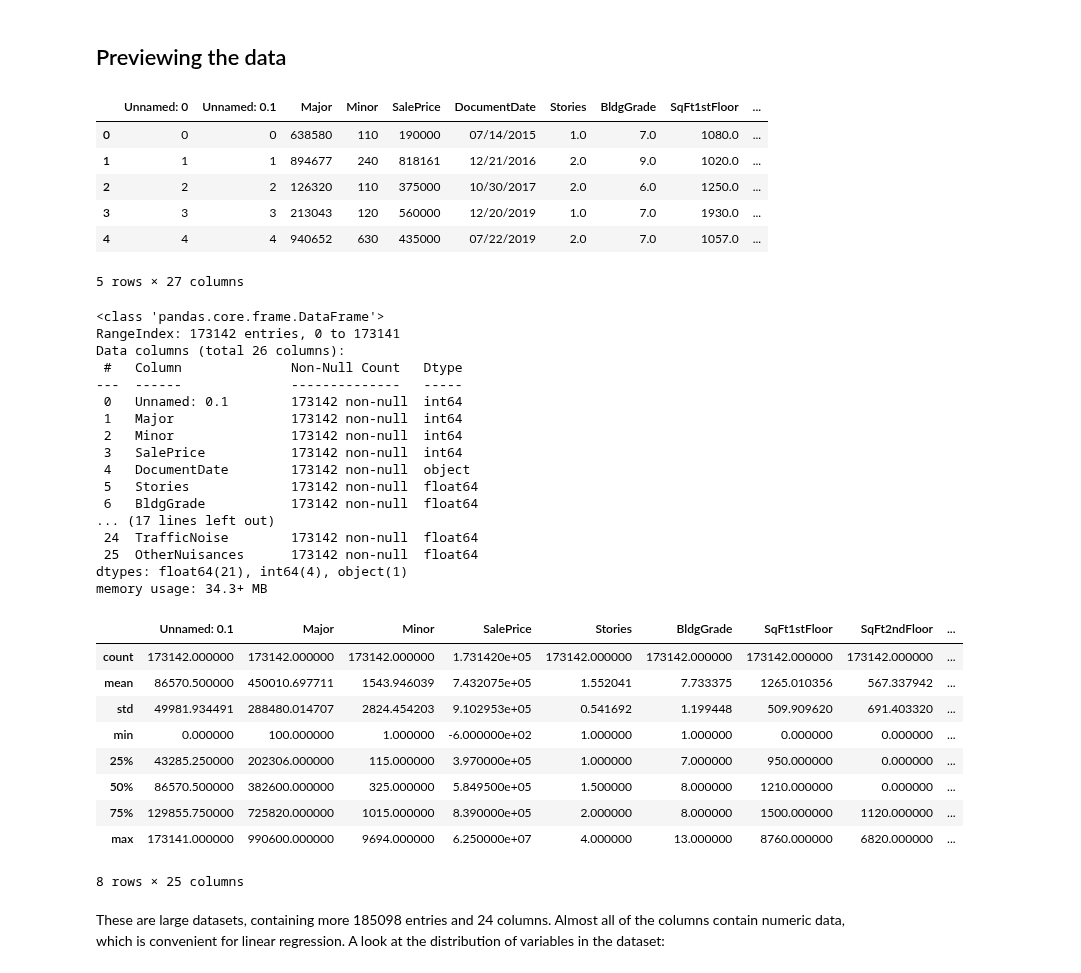
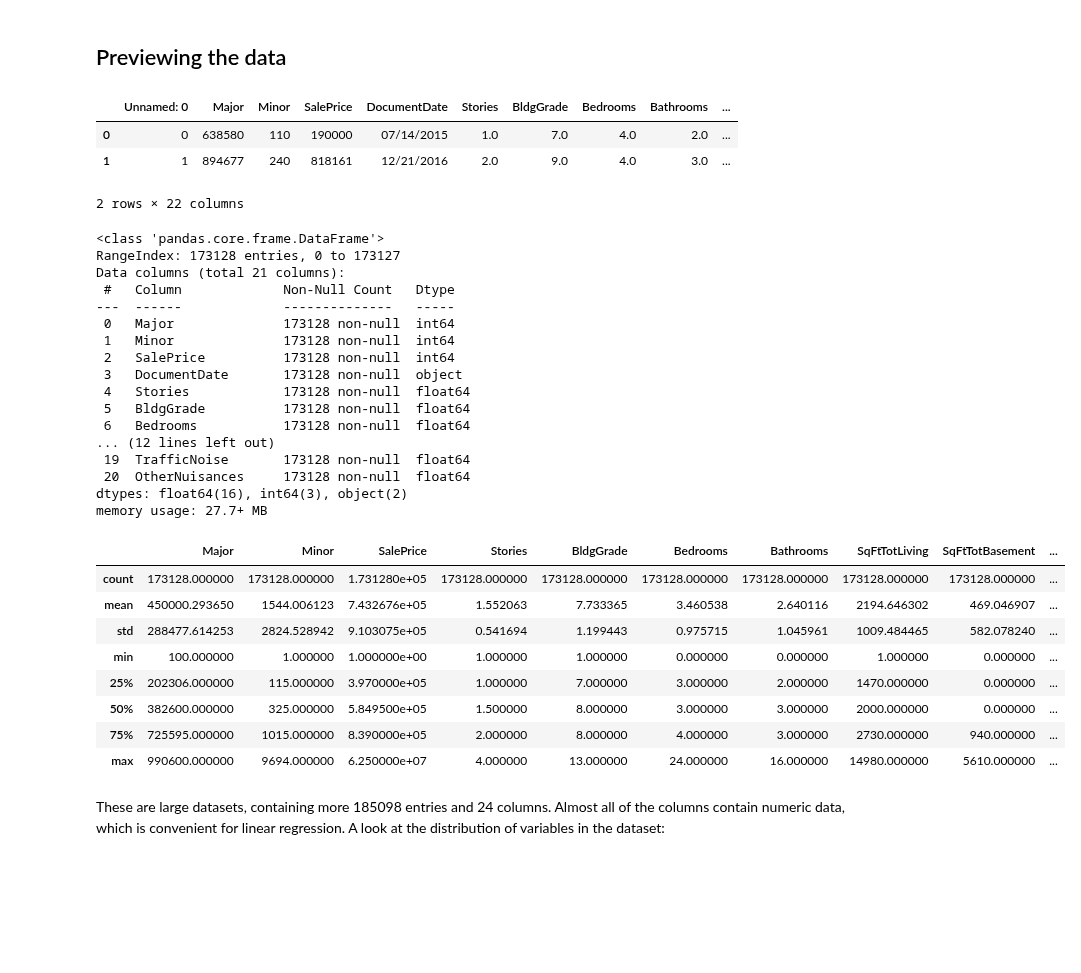
Before and after one commit to samtuleen/King-County-Home-Price-Predictors, a Jupyter notebook: notebooks/report/Valuable Home Improvement Projects - Predictive Analysis.ipynb, the cells around one changed output. Saved outputs shown, nothing was run; the diff lists cells and outputs as text; code cells hidden in the pictures; blank space fills up the shorter version.

```diff
--- a/notebooks/report/Valuable Home Improvement Projects - Predictive Analysis.ipynb
+++ b/notebooks/report/Valuable Home Improvement Projects - Predictive Analysis.ipynb
@@ -27,52 +27,48 @@ import matplotlib.pyplot as plt
 %matplotlib inline
 import seaborn as sns
 # %%
-housing_info = pd.read_csv('../../data/processed/house_data.csv')
-housing_info.head()
+home_data = pd.read_csv('../../data/processed/home_data.csv')
+home_data.head(2)
 # %% [output]
-|  | Unnamed: 0 | Unnamed: 0.1 | Major | Minor | SalePrice | DocumentDate | Stories | BldgGrade | SqFt1stFloor | ... |
-| 0 | 0 | 0 | 638580 | 110 | 190000 | 07/14/2015 | 1.0 | 7.0 | 1080.0 | ... |
-| 1 | 1 | 1 | 894677 | 240 | 818161 | 12/21/2016 | 2.0 | 9.0 | 1020.0 | ... |
-| 2 | 2 | 2 | 126320 | 110 | 375000 | 10/30/2017 | 2.0 | 6.0 | 1250.0 | ... |
-| 3 | 3 | 3 | 213043 | 120 | 560000 | 12/20/2019 | 1.0 | 7.0 | 1930.0 | ... |
-| 4 | 4 | 4 | 940652 | 630 | 435000 | 07/22/2019 | 2.0 | 7.0 | 1057.0 | ... |
+|  | Unnamed: 0 | Major | Minor | SalePrice | DocumentDate | Stories | BldgGrade | Bedrooms | Bathrooms | ... |
+| 0 | 0 | 638580 | 110 | 190000 | 07/14/2015 | 1.0 | 7.0 | 4.0 | 2.0 | ... |
+| 1 | 1 | 894677 | 240 | 818161 | 12/21/2016 | 2.0 | 9.0 | 4.0 | 3.0 | ... |
-5 rows × 27 columns
+2 rows × 22 columns
 # %%
 #Dropping the Unnamed: 0 column since no valuable data is provided
-housing_info.drop(['Unnamed: 0'], axis = 1, inplace=True)
+home_data.drop(['Unnamed: 0'], axis = 1, inplace=True)
 # %%
-housing_info.info()
+home_data.info()
 # %% [output]
 <class 'pandas.core.frame.DataFrame'>
-RangeIndex: 173142 entries, 0 to 173141
-Data columns (total 26 columns):
- #   Column              Non-Null Count   Dtype
----  ------              --------------   -----
- 0   Unnamed: 0.1        173142 non-null  int64
- 1   Major               173142 non-null  int64
- 2   Minor               173142 non-null  int64
- 3   SalePrice           173142 non-null  int64
- 4   DocumentDate        173142 non-null  object
- 5   Stories             173142 non-null  float64
- 6   BldgGrade           173142 non-null  float64
-... (17 lines left out)
- 24  TrafficNoise        173142 non-null  float64
- 25  OtherNuisances      173142 non-null  float64
-dtypes: float64(21), int64(4), object(1)
-memory usage: 34.3+ MB
+RangeIndex: 173128 entries, 0 to 173127
+Data columns (total 21 columns):
+ #   Column             Non-Null Count   Dtype
+---  ------             --------------   -----
+ 0   Major              173128 non-null  int64
+ 1   Minor              173128 non-null  int64
+ 2   SalePrice          173128 non-null  int64
+ 3   DocumentDate       173128 non-null  object
+ 4   Stories            173128 non-null  float64
+ 5   BldgGrade          173128 non-null  float64
+ 6   Bedrooms           173128 non-null  float64
+... (12 lines left out)
+ 19  TrafficNoise       173128 non-null  float64
+ 20  OtherNuisances     173128 non-null  float64
+dtypes: float64(16), int64(3), object(2)
+memory usage: 27.7+ MB
 # %%
-housing_info.describe()
+home_data.describe()
 # %% [output]
-|  | Unnamed: 0.1 | Major | Minor | SalePrice | Stories | BldgGrade | SqFt1stFloor | SqFt2ndFloor | ... |
-| count | 173142.000000 | 173142.000000 | 173142.000000 | 1.731420e+05 | 173142.000000 | 173142.000000 | 173142.000000 | 173142.000000 | ... |
-| mean | 86570.500000 | 450010.697711 | 1543.946039 | 7.432075e+05 | 1.552041 | 7.733375 | 1265.010356 | 567.337942 | ... |
-| std | 49981.934491 | 288480.014707 | 2824.454203 | 9.102953e+05 | 0.541692 | 1.199448 | 509.909620 | 691.403320 | ... |
-| min | 0.000000 | 100.000000 | 1.000000 | -6.000000e+02 | 1.000000 | 1.000000 | 0.000000 | 0.000000 | ... |
-| 25% | 43285.250000 | 202306.000000 | 115.000000 | 3.970000e+05 | 1.000000 | 7.000000 | 950.000000 | 0.000000 | ... |
-| 50% | 86570.500000 | 382600.000000 | 325.000000 | 5.849500e+05 | 1.500000 | 8.000000 | 1210.000000 | 0.000000 | ... |
-| 75% | 129855.750000 | 725820.000000 | 1015.000000 | 8.390000e+05 | 2.000000 | 8.000000 | 1500.000000 | 1120.000000 | ... |
-| max | 173141.000000 | 990600.000000 | 9694.000000 | 6.250000e+07 | 4.000000 | 13.000000 | 8760.000000 | 6820.000000 | ... |
+|  | Major | Minor | SalePrice | Stories | BldgGrade | Bedrooms | Bathrooms | SqFtTotLiving | SqFtTotBasement | ... |
+| count | 173128.000000 | 173128.000000 | 1.731280e+05 | 173128.000000 | 173128.000000 | 173128.000000 | 173128.000000 | 173128.000000 | 173128.000000 | ... |
+| mean | 450000.293650 | 1544.006123 | 7.432676e+05 | 1.552063 | 7.733365 | 3.460538 | 2.640116 | 2194.646302 | 469.046907 | ... |
+| std | 288477.614253 | 2824.528942 | 9.103075e+05 | 0.541694 | 1.199443 | 0.975715 | 1.045961 | 1009.484465 | 582.078240 | ... |
+| min | 100.000000 | 1.000000 | 1.000000e+00 | 1.000000 | 1.000000 | 0.000000 | 0.000000 | 1.000000 | 0.000000 | ... |
+| 25% | 202306.000000 | 115.000000 | 3.970000e+05 | 1.000000 | 7.000000 | 3.000000 | 2.000000 | 1470.000000 | 0.000000 | ... |
+| 50% | 382600.000000 | 325.000000 | 5.849500e+05 | 1.500000 | 8.000000 | 3.000000 | 3.000000 | 2000.000000 | 0.000000 | ... |
+| 75% | 725595.000000 | 1015.000000 | 8.390000e+05 | 2.000000 | 8.000000 | 4.000000 | 3.000000 | 2730.000000 | 940.000000 | ... |
+| max | 990600.000000 | 9694.000000 | 6.250000e+07 | 4.000000 | 13.000000 | 24.000000 | 16.000000 | 14980.000000 | 5610.000000 | ... |
-8 rows × 25 columns
 # %% [markdown]
 These are large datasets, containing more 185098 entries and 24 columns. Almost all of the columns contain numeric data, which is convenient for linear regression. A look at the distribution of variables in the dataset:
 # %%
```
Also changed, not shown: parts of 23 cells of this notebook, 3 other files.
